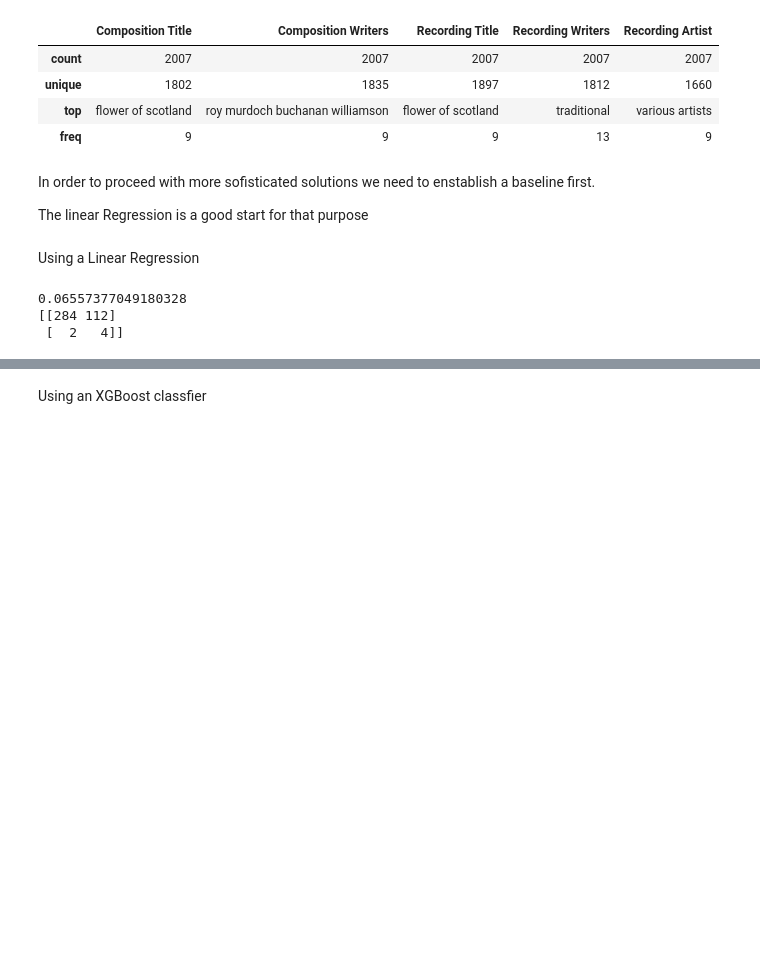
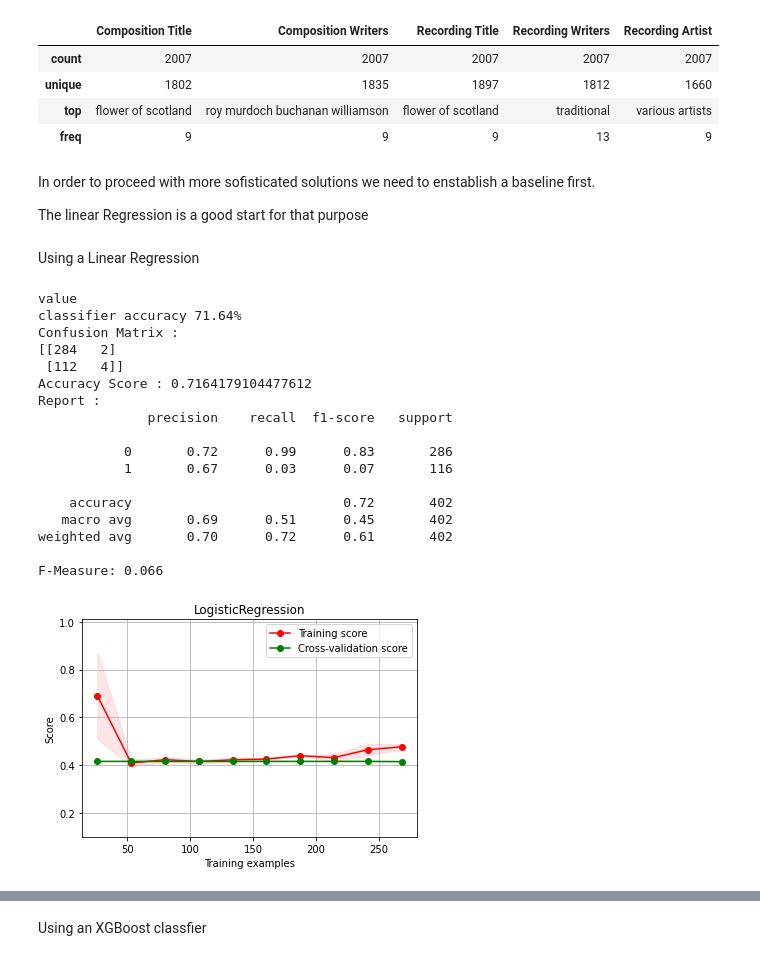
Before and after one commit to dimitrisl/assignment_of, a Jupyter notebook: src/excersize_2.ipynb, the cells around one changed output, grey strips where cells are left out. Saved outputs shown, nothing was run; the diff lists cells and outputs as text; code cells hidden in the pictures; blank space fills up the shorter version.

```diff
--- a/src/excersize_2.ipynb
+++ b/src/excersize_2.ipynb
@@ -116,13 +154,48 @@ Using a Linear Regression
+# %%
+def get_results(ftt, f_test_t, y_tn, y_ts, classifier):
+    print("value")
+    # train the model
+    classifier.fit(ftt, y_tn)
+    print("classifier accuracy {:.2f}%".format(classifier.score(f_test_t, y_ts) * 100))
+    # even though ACCURACY IS NOT A RELIABLE METRIC HERE we have to include it in our sets of metrics.
+    labels = classifier.predict(f_test_t)
+    actual = y_ts
+    predicted = labels
+    results = confusion_matrix(actual, predicted)
+    print('Confusion Matrix :')
+    print(results)
+    print('Accuracy Score :', accuracy_score(actual, predicted))
+    print('Report : ')
+    print(classification_report(actual, predicted))
+    score_2 = f1_score(actual, predicted, average='binary')
+    print('F-Measure: %.3f' % score_2)
+    return classifier
+# %%
+cv = 3
+
+# apply 3 fold cross validation to make sure are models are reliable (cv is set to 3 in order to be faster)
 # %%
-model = LogisticRegression()
+model = LogisticRegression(random_state=42)
 
-model.fit(X_train, y_train)
-
-y_pred = model.predict(X_test)
-
-print(f1_score(y_pred, y_test))
-print(confusion_matrix(y_pred, y_test))
+model = get_results(X_train, X_test,y_train, y_test, model)
+plotter = plot_learning_curve(model, "%s"%type(model).__name__, X_test, y_test, (0.1, 1.01), cv=cv, n_jobs=-1)
+plotter.show()
 # %% [output]
-0.06557377049180328
-[[284 112]
- [  2   4]]
+value
+classifier accuracy 71.64%
+Confusion Matrix :
+[[284   2]
+ [112   4]]
+Accuracy Score : 0.7164179104477612
+Report :
+              precision    recall  f1-score   support
+
+           0       0.72      0.99      0.83       286
+           1       0.67      0.03      0.07       116
+
+    accuracy                           0.72       402
+   macro avg       0.69      0.51      0.45       402
+weighted avg       0.70      0.72      0.61       402
+
+F-Measure: 0.066
+[figure, added]
```
Also changed, not shown: parts of 19 cells of this notebook.
